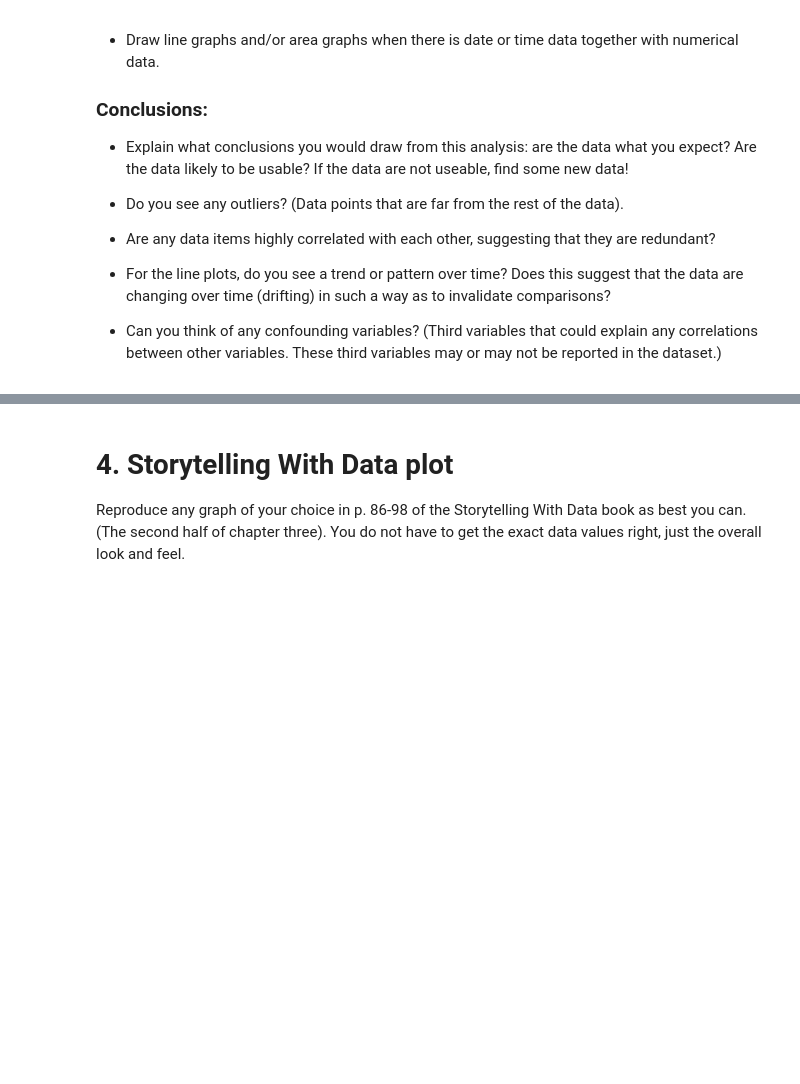
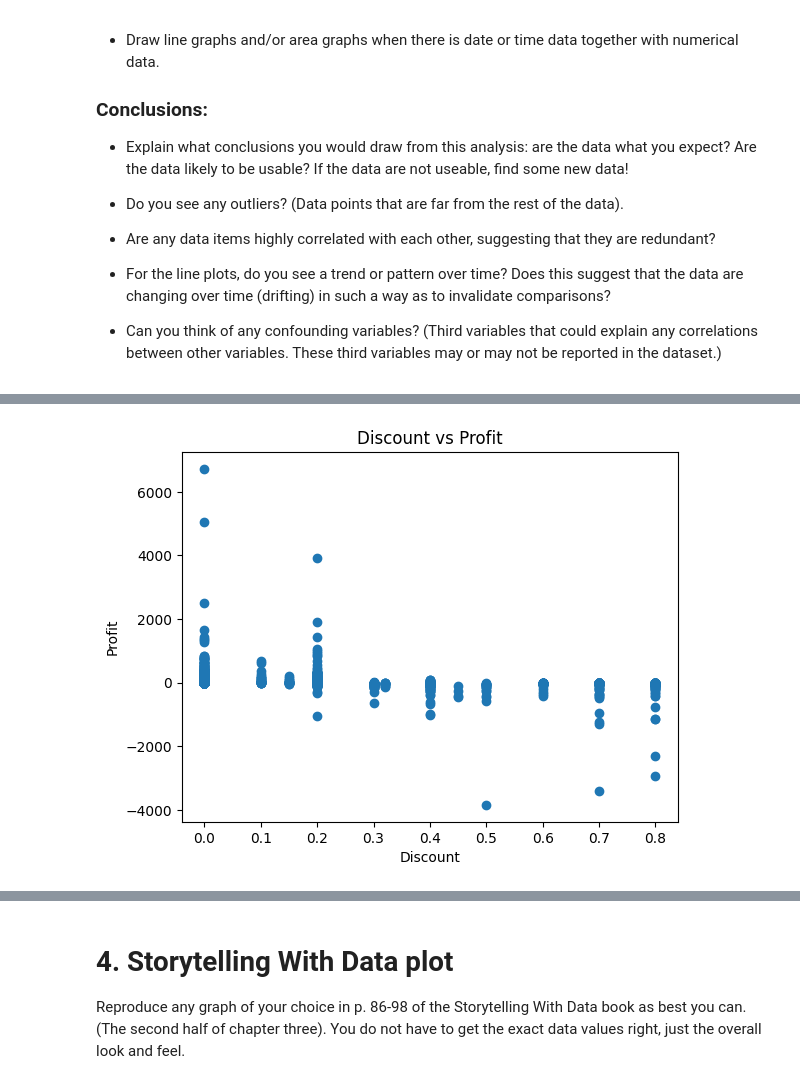
Before and after one commit to carlos00002/DX699_02, a Jupyter notebook: homework/OMDS-ModB2-Week6-Jaime-Carlos.ipynb, the cells around one changed output, grey strips where cells are left out. Cells and saved outputs as stored; diff of their text form; code cells hidden in the pictures; blank space fills up the shorter version.

```diff
--- a/homework/OMDS-ModB2-Week6-Jaime-Carlos.ipynb
+++ b/homework/OMDS-ModB2-Week6-Jaime-Carlos.ipynb
@@ -69,0 +153,8 @@ df = pd.read_csv("data/Retail_and_ECommerce/us_ecommerce/US  E-commerce records
+# %%
+plt.scatter(df["Discount"], df["Profit"])
+plt.xlabel("Discount")
+plt.ylabel("Profit")
+plt.title("Discount vs Profit")
+plt.show()
+# %% [output]
+[figure, added]
```
Also changed, not shown: parts of 11 cells of this notebook.
